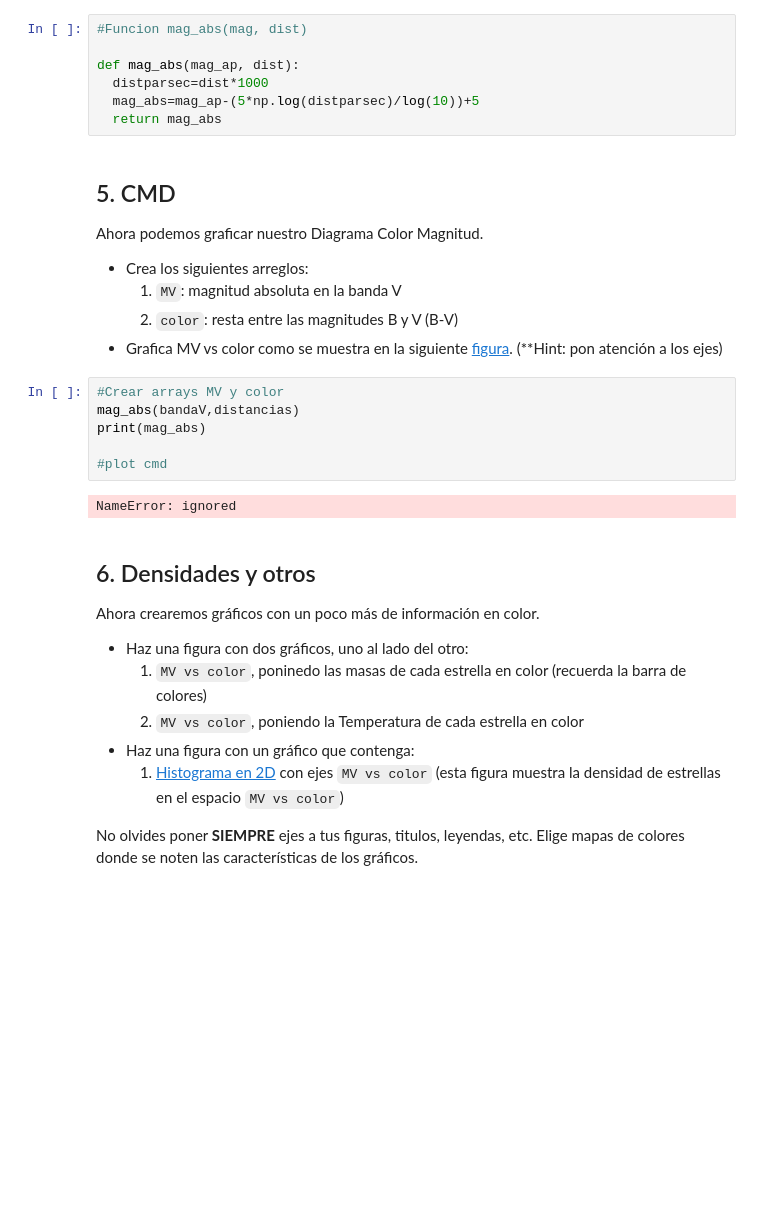
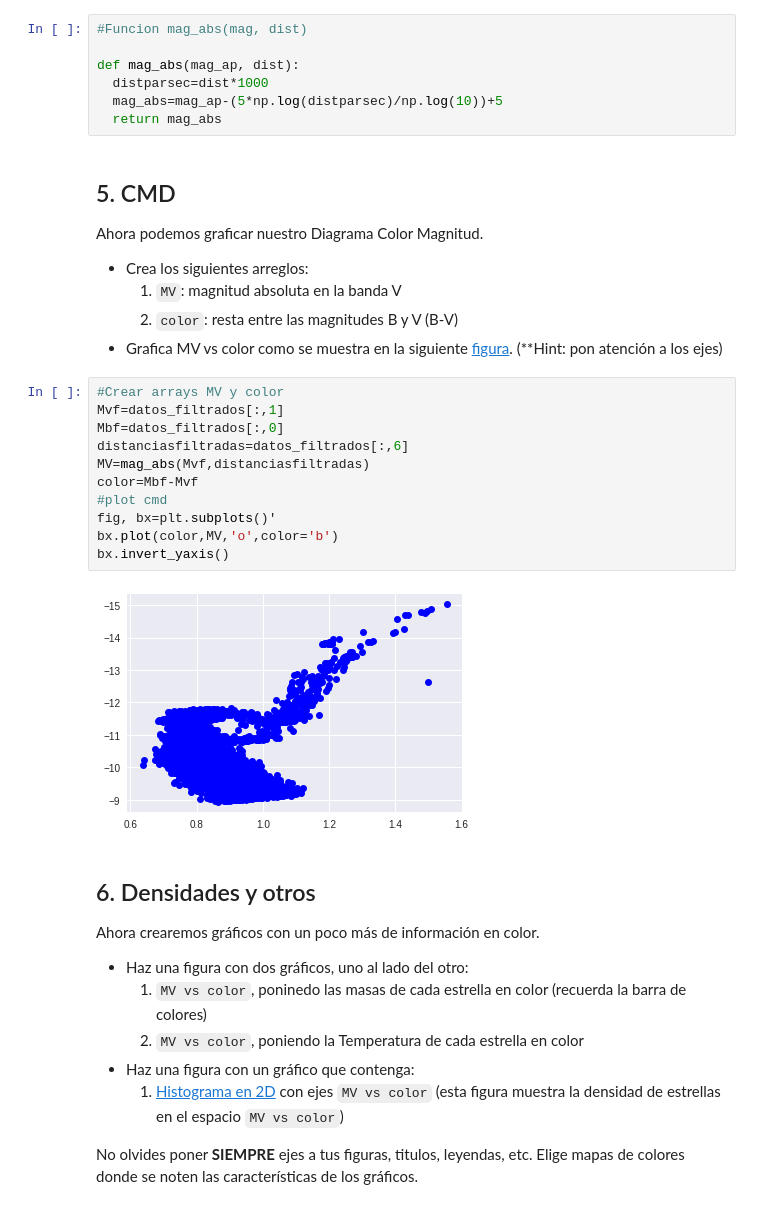
Before and after one commit to SantiagoRios21/minitarea2, a Jupyter notebook: minitarea2.ipynb, the cells around one changed output. Cells and saved outputs as stored; diff of their text form; blank space fills up the shorter version.

```diff
--- a/minitarea2.ipynb
+++ b/minitarea2.ipynb
@@ -127,7 +120,7 @@ Para hacer el CMD necesitamos la magnitud absoluta de nuestras estrellas. Para e
 
 def mag_abs(mag_ap, dist):
   distparsec=dist*1000
-  mag_abs=mag_ap-(5*np.log(distparsec)/log(10))+5
+  mag_abs=mag_ap-(5*np.log(distparsec)/np.log(10))+5
   return mag_abs
 # %% [markdown]
 ## 5. CMD
@@ -138,14 +131,19 @@ Ahora podemos graficar nuestro Diagrama Color Magnitud.
     1. `MV`: magnitud absoluta en la banda V
     2. `color`: resta entre las magnitudes B y V (B-V)
 * Grafica MV vs color como se muestra en la siguiente [figura](https://www.astro.rug.nl/~ahelmi/galaxies_course/class_II/47tuc.gif). (**Hint: pon atención a los ejes)
-# %%
-#Crear arrays MV y color
-mag_abs(bandaV,distancias)
-print(mag_abs)
-
-#plot cmd
-# %% [output]
-NameError: ignored
+# %%
+#Crear arrays MV y color
+Mvf=datos_filtrados[:,1]
+Mbf=datos_filtrados[:,0]
+distanciasfiltradas=datos_filtrados[:,6]
+MV=mag_abs(Mvf,distanciasfiltradas)
+color=Mbf-Mvf
+#plot cmd
+fig, bx=plt.subplots()'
+bx.plot(color,MV,'o',color='b')
+bx.invert_yaxis()
+# %% [output]
+[figure, added]
 # %% [markdown]
 ## 6. Densidades y otros
 
```
Also changed, not shown: parts of 2 cells of this notebook.
